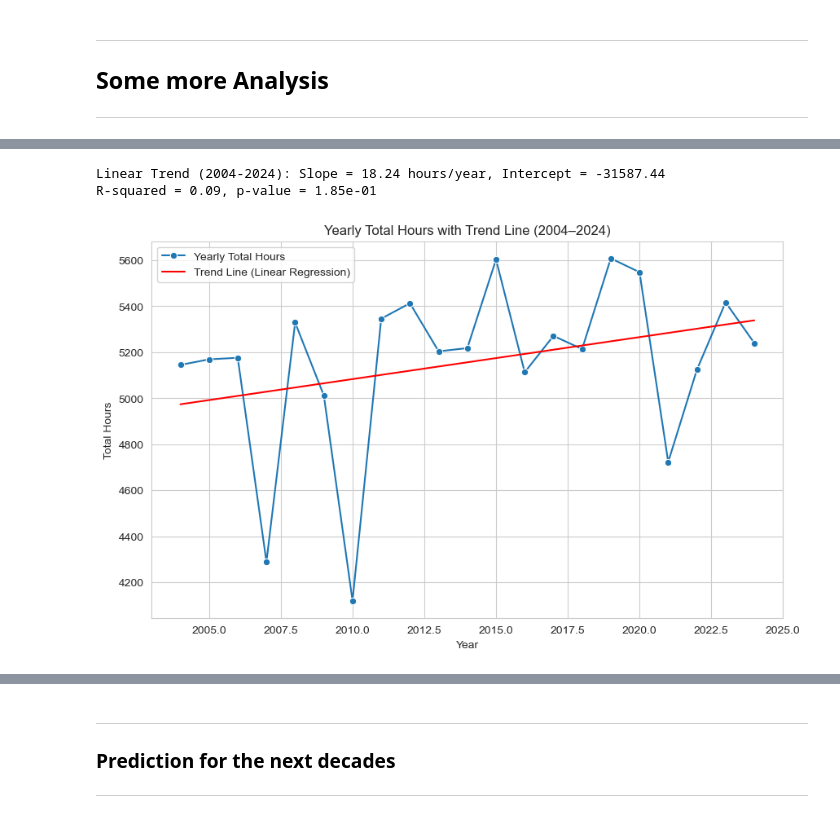
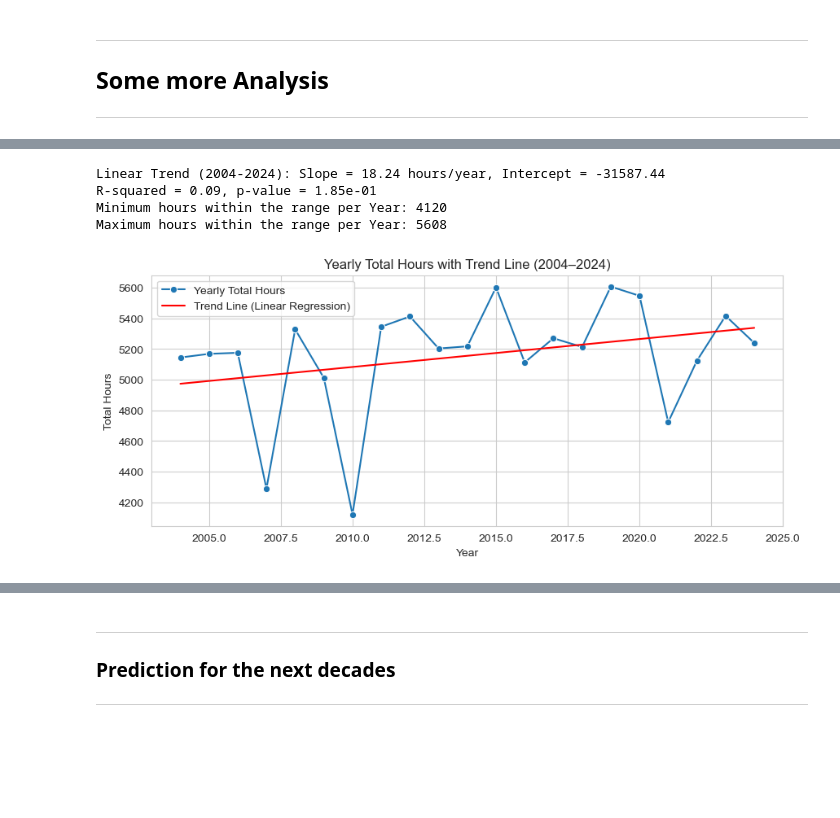
Before and after one commit to ermelinda-q/PFDA, a Jupyter notebook: project/project.ipynb, the cells around one changed output, grey strips where cells are left out. Cells and saved outputs as stored; diff of their text form; code cells hidden in the pictures; blank space fills up the shorter version.

```diff
--- a/project/project.ipynb
+++ b/project/project.ipynb
@@ -645,7 +652,7 @@ df_wind_project['year'] = df_wind_project.index.year
 # Filtering data for the past 20 years (2004–2024)
 df_last_20_years = df_wind_project.loc['2004-01-01':'2024-12-31']
 
-# Grouping by year to calculate yearly totals
+# Grouping by year to calculate yearly wind speed in the range (how many hours/year).
 yearly_data_20_years = df_last_20_years.groupby('year')['hours_in_range'].sum()
 
 # Perform linear regression for the last 20 years
@@ -655,18 +662,23 @@ slope, intercept, r_value, p_value, std_err = linregress(years, yearly_data_20_y
 # Print regression details
 print(f"Linear Trend (2004-2024): Slope = {slope:.2f} hours/year, Intercept = {intercept:.2f}")
 print(f"R-squared = {r_value**2:.2f}, p-value = {p_value:.2e}")
-
-# Plot with regression line for the last 20 years
-plt.figure(figsize=(10, 6))
-sns.lineplot(x=yearly_data_20_years.index, y=yearly_data_20_years.values, marker='o', label='Yearly Total Hours')
-plt.plot(years, intercept + slope * years, 'r-', label='Trend Line (Linear Regression)')
-plt.title('Yearly Total Hours with Trend Line (2004–2024)')
-plt.xlabel('Year')
-plt.ylabel('Total Hours')
-plt.grid(True)
-plt.legend()
-plt.show()
+print(f"Minimum hours within the range per Year: {yearly_data_20_years.min()}")
+print(f"Maximum hours within the range per Year: {yearly_data_20_years.max()}")
 # %% [output]
 Linear Trend (2004-2024): Slope = 18.24 hours/year, Intercept = -31587.44
 R-squared = 0.09, p-value = 1.85e-01
+Minimum hours within the range per Year: 4120
+Maximum hours within the range per Year: 5608
-[figure, removed]
+# %%
+# Plot with regression line for the last 20 years
+plt.figure(figsize=(10, 4))
+sns.lineplot(x=yearly_data_20_years.index, y=yearly_data_20_years.values, marker='o', label='Yearly Total Hours')
+plt.plot(years, intercept + slope * years, 'r-', label='Trend Line (Linear Regression)')
+plt.title('Yearly Total Hours with Trend Line (2004–2024)')
+plt.xlabel('Year')
+plt.ylabel('Total Hours')
+plt.grid(True)
+plt.legend()
+plt.show()
+# %% [output]
+[figure, added]
```
Also changed, not shown: parts of 7 cells of this notebook.
